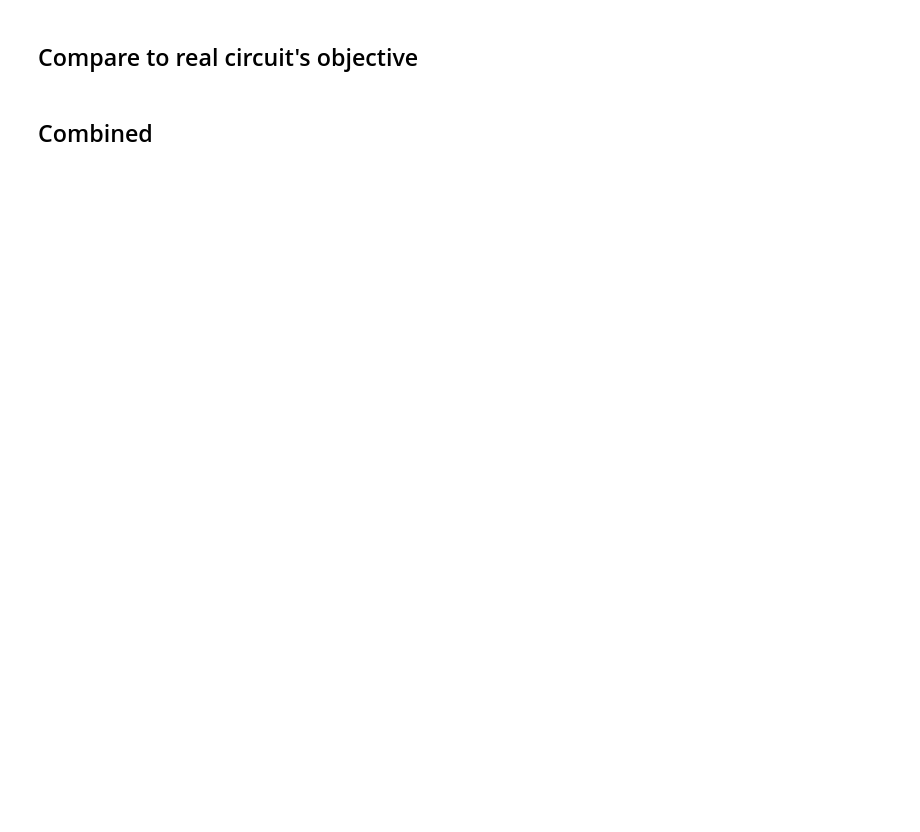
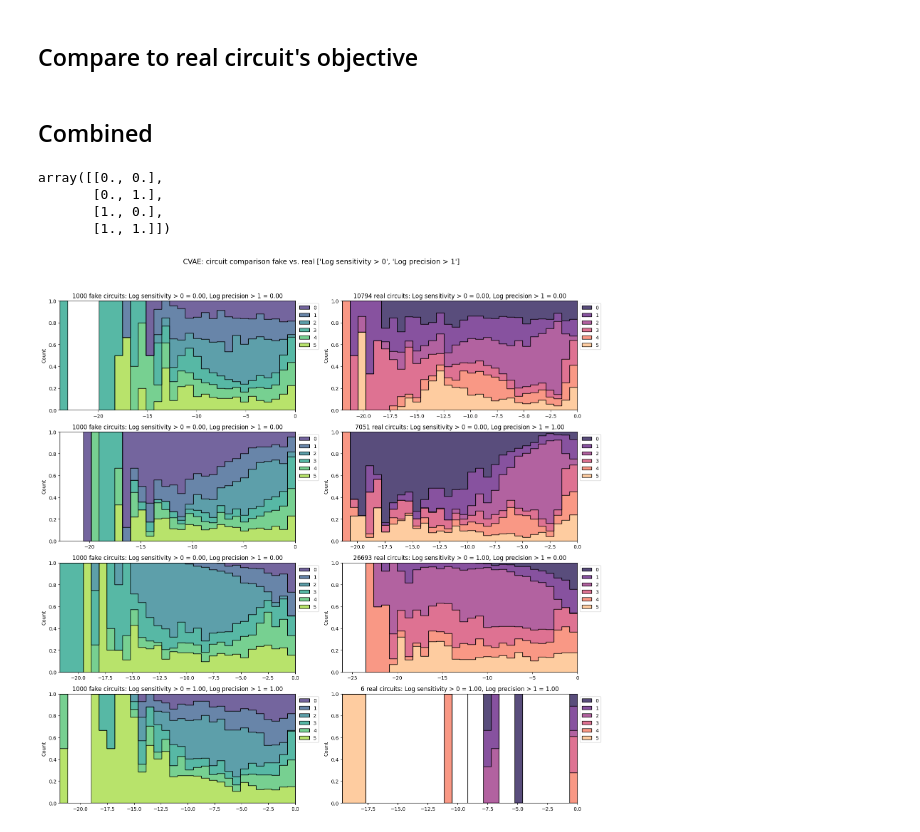
Before and after one commit to olive004/EvoScaper, a Jupyter notebook: notebooks/01_cvae.ipynb, the cells around one changed output. Saved outputs shown, nothing was run; the diff lists cells and outputs as text; code cells hidden in the pictures; blank space fills up the shorter version.

```diff
--- a/notebooks/01_cvae.ipynb
+++ b/notebooks/01_cvae.ipynb
@@ -864,4 +866,63 @@ for k in config_dataset.objective_col:
 # plt.suptitle(f'CVAE: real circuits {config_dataset.objective_col}')
 # %% [markdown]
 ## Combined
+# %%
+sampled_cond.mean(axis=1)
+# %% [output]
+array([[0., 0.],
+       [0., 1.],
+       [1., 0.],
+       [1., 1.]])
+# %%
+def combine_masks(l: list):
+    combined_mask = np.ones(len(df), dtype=bool)
+    for mask in l:
+        combined_mask &= mask
+    return combined_mask
+
+
+obj_col_nearest = list(itertools.product(*[sorted(df[k + '_nearest_edge'].unique()) for k in config_dataset.objective_col]))
+fig, axs = plt.subplots(len(fake_circuits), 2, figsize=(8*2, len(fake_circuits)*4))
+show_max = 300 #n_to_sample
+for i, (zi, fake, edges) in enumerate(zip(z, fake_circuits, obj_col_nearest)):
+    widest_lim = [0, 0]
+    mask_edge = combine_masks([df[k + '_nearest_edge'] == edges[ii] for ii, k in enumerate(config_dataset.objective_col)])
+    real = df[mask_edge][x_cols].to_numpy()
+
+    g1 = sns.histplot(fake, element='step', bins=30, palette='viridis', multiple='fill', ax=axs[i, 0])
+    if len(config_dataset.objective_col) > 1:
+        sc = sampled_cond.mean(axis=1)
+    else:
+        sc = np.array(sorted(np.unique(sampled_cond)))[:, None]
+
+    for ii, (k, sc_i) in enumerate(zip(config_dataset.objective_col, sc.T)):
+        sc_i = y_datanormaliser.create_chain_preprocessor_inverse(y_methods_preprocessing)(sc_i, col=k)
+        sc[..., ii] = sc_i
+    # sc = np.concatenate([y_datanormaliser.create_chain_preprocessor_inverse(y_methods_preprocessing)(
+    #     sc[..., i], col=c).flatten() for i, c in enumerate(config_dataset.objective_col)]).reshape(np.prod(sc.shape[:-1]), -1).squeeze()
+    # plt.title(f'{len(fake)} fake circuits: {k} = {str(sc.flatten()[i])[:6]}')
+
+    g2 = sns.histplot(real, element='step', bins=30, palette='magma', multiple='fill', ax=axs[i, 1])
+    sns.move_legend(g2, 'upper left', bbox_to_anchor=(1, 1))
+
+    if config_norm_y.categorical_onehot:
+        axs[i, 0].set_title(f'{len(fake)} fake circuits: {k} = {y_datanormaliser.metadata[k]["category_map"][i]:.2f}')
+        axs[i, 1].set_title(f'{len(real)} real circuits: {k} = {str(edges)[:6]}')
+    else:
+        text_obj_col = ', '.join([k + ' = ' + f'{sc.flatten()[i]:.2f}' for k in config_dataset.objective_col])
+        axs[i, 0].set_title(f'{len(fake)} fake circuits: {text_obj_col}')
+        text_obj_col2 = ', '.join([k + ' = ' + f'{edges[ii]:.2f}' for ii, k in enumerate(config_dataset.objective_col)])
+        axs[i, 1].set_title(f'{len(real)} real circuits: {text_obj_col2}')
+    sns.move_legend(g1, 'upper left', bbox_to_anchor=(1, 1))
+
+    widest_lim = [np.min([g1.get_xlim()[0], g2.get_xlim()[0], widest_lim[0]]), np.max([g1.get_xlim()[1], g2.get_xlim()[1], widest_lim[1]])]
+    # g1.set_xlim(widest_lim)
+    # g2.set_xlim(widest_lim)
+
+
+plt.suptitle(f'CVAE: circuit comparison fake vs. real {config_dataset.objective_col}', fontsize=14)
+plt.tight_layout(rect=[0, 0, 1, 0.95])
+plt.show()
+# %% [output]
+[figure, added]
 # %%
```
Also changed, not shown: parts of 5 cells of this notebook, 4 other files.
